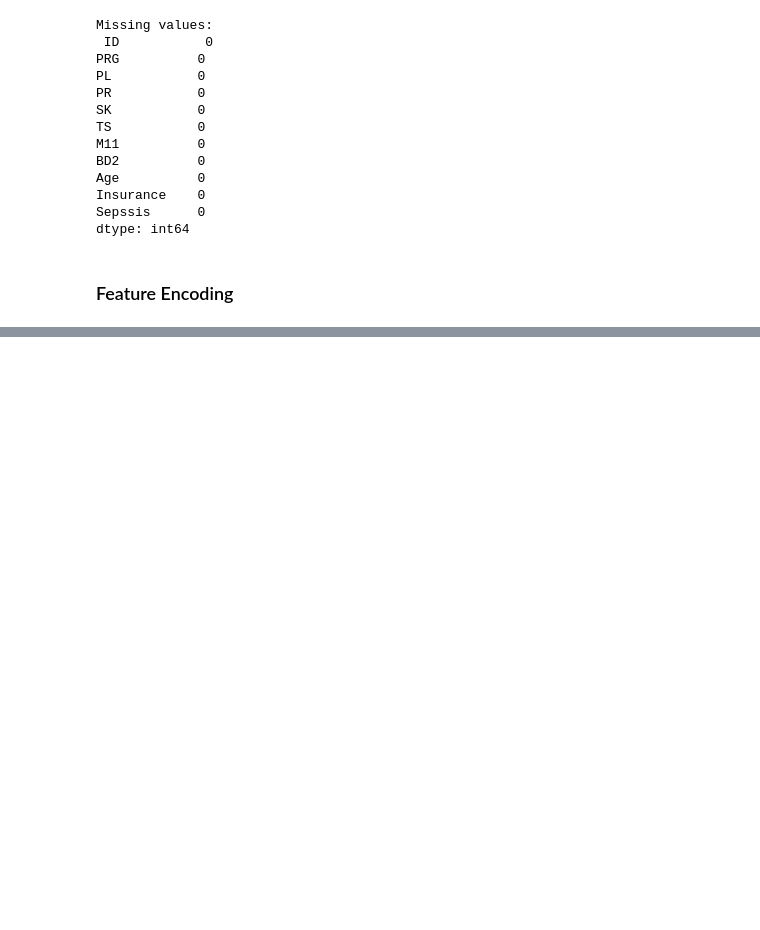
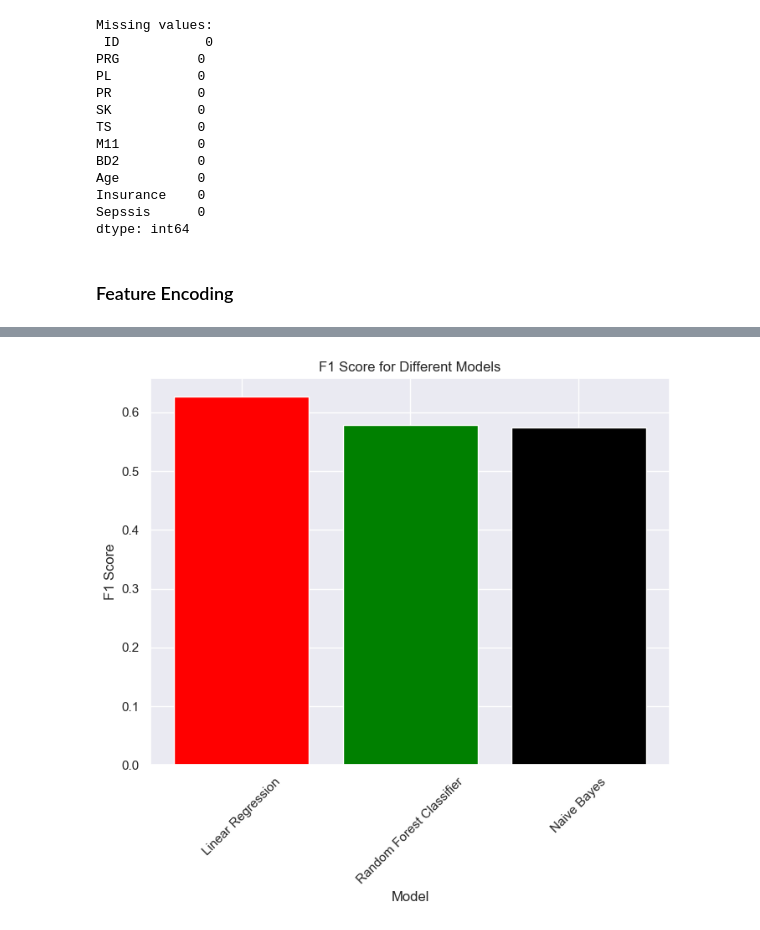
Before and after one commit to Ephicho/ML_API, a Jupyter notebook: Sepsis_Data_Analysis.ipynb, the cells around one changed output, grey strips where cells are left out. Saved outputs shown, nothing was run; the diff lists cells and outputs as text; code cells hidden in the pictures; blank space fills up the shorter version.

```diff
--- a/Sepsis_Data_Analysis.ipynb
+++ b/Sepsis_Data_Analysis.ipynb
@@ -557,0 +864,14 @@ AttributeError: 'NoneType' object has no attribute 'head'
+# %%
+# Define colors for each model
+colors = ['red', 'green', 'black']
+
+# Plot the F1 scores
+plt.figure(figsize=(8, 6))
+plt.bar(scores_df['Model'], scores_df['F1 Score'], color=colors)
+plt.xlabel('Model')
+plt.ylabel('F1 Score')
+plt.title('F1 Score for Different Models')
+plt.xticks(rotation=45)
+plt.show()
+# %% [output]
+[figure, added]
```
Also changed, not shown: parts of 48 cells of this notebook.
